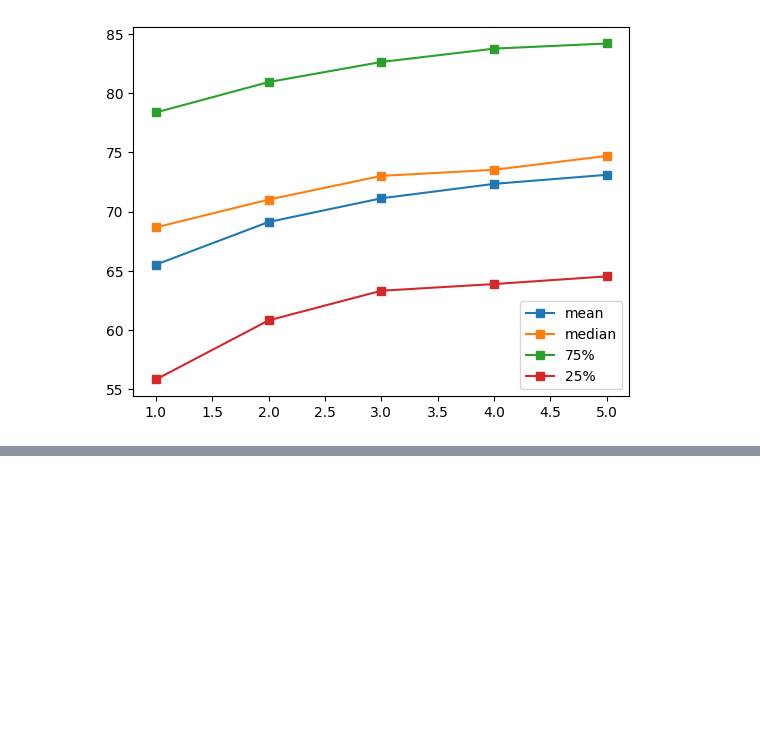
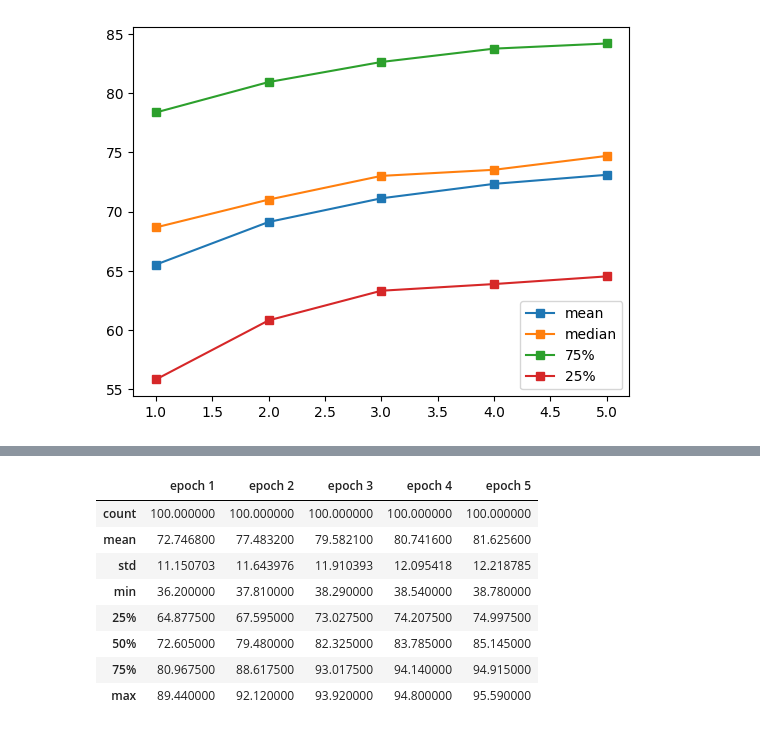
Before and after one commit to AS0berle/generalization-preconditioning, a Jupyter notebook: direct/linprog_model_study.ipynb, the cells around one changed output, grey strips where cells are left out. Cells and saved outputs as stored; diff of their text form; code cells hidden in the pictures; blank space fills up the shorter version.

```diff
--- a/direct/linprog_model_study.ipynb
+++ b/direct/linprog_model_study.ipynb
@@ -413,0 +497,12 @@ plt.legend()
+# %%
+std_test_acc_df.describe()
+# %% [output]
+|  | epoch 1 | epoch 2 | epoch 3 | epoch 4 | epoch 5 |
+| count | 100.000000 | 100.000000 | 100.000000 | 100.000000 | 100.000000 |
+| mean | 72.746800 | 77.483200 | 79.582100 | 80.741600 | 81.625600 |
+| std | 11.150703 | 11.643976 | 11.910393 | 12.095418 | 12.218785 |
+| min | 36.200000 | 37.810000 | 38.290000 | 38.540000 | 38.780000 |
+| 25% | 64.877500 | 67.595000 | 73.027500 | 74.207500 | 74.997500 |
+| 50% | 72.605000 | 79.480000 | 82.325000 | 83.785000 | 85.145000 |
+| 75% | 80.967500 | 88.617500 | 93.017500 | 94.140000 | 94.915000 |
+| max | 89.440000 | 92.120000 | 93.920000 | 94.800000 | 95.590000 |
```
Also changed, not shown: parts of 8 cells of this notebook.
